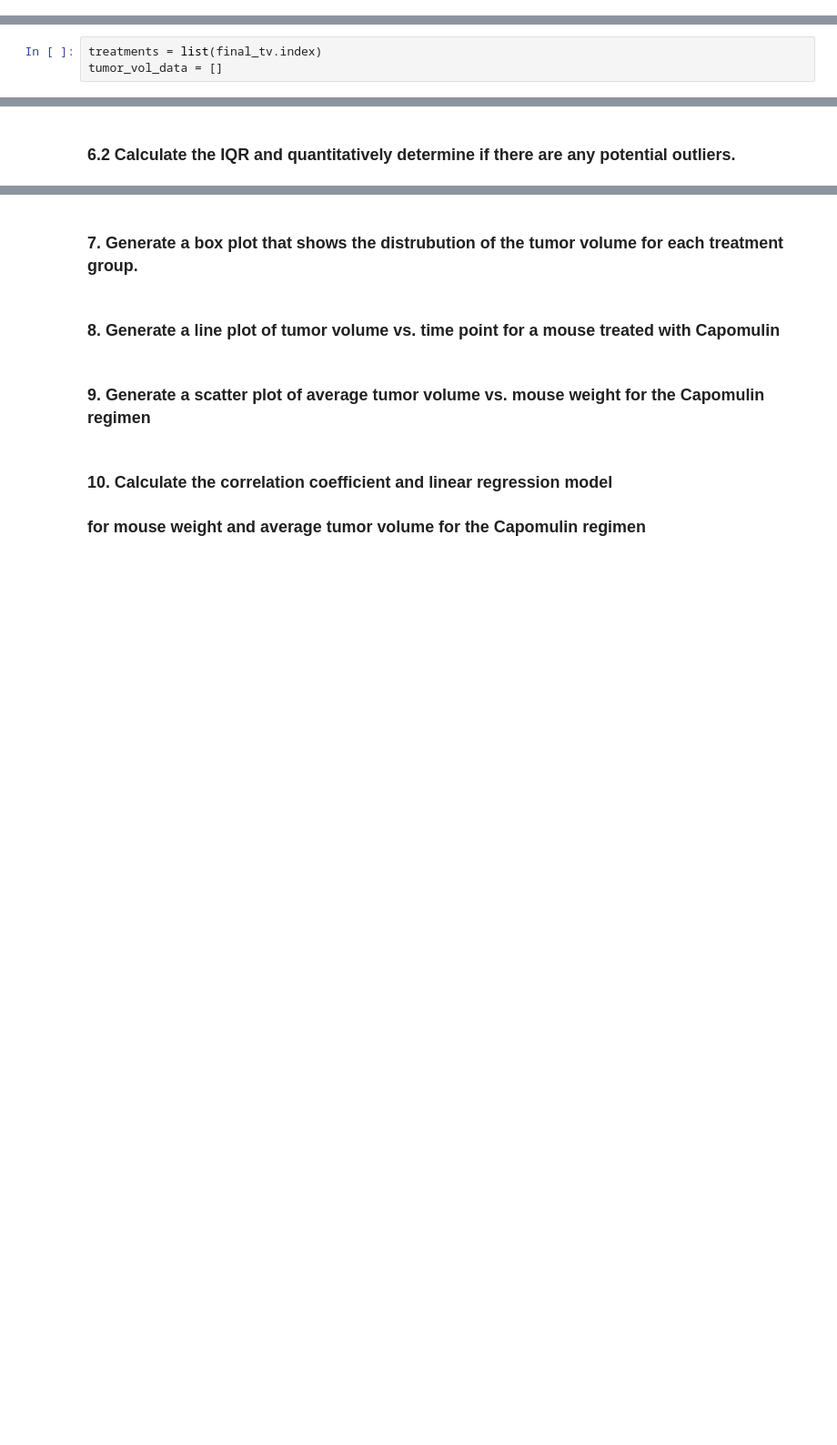
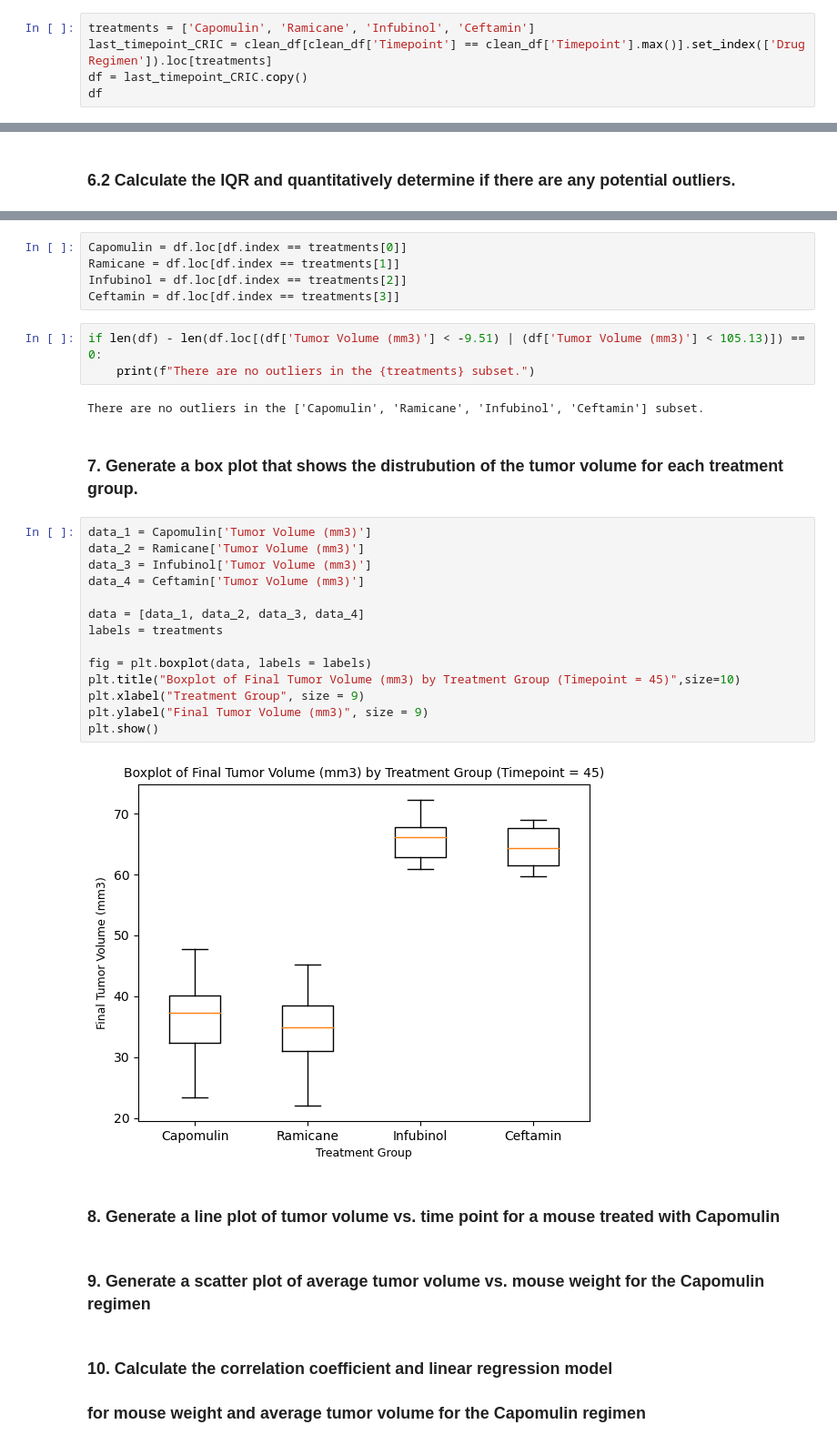
Before and after one commit to ethanwright96/matplotlib-challenge, a Jupyter notebook: Pymaceuticals/main.ipynb, the cells around one changed output, grey strips where cells are left out. Shown: that part at 91% size. Cells and saved outputs as stored; diff of their text form; blank space fills up the shorter version.

```diff
--- a/Pymaceuticals/main.ipynb
+++ b/Pymaceuticals/main.ipynb
@@ -228,0 +224,5 @@ Name: Tumor Volume (mm3), Length: 130, dtype: float64
+# %%
+treatments = ['Capomulin', 'Ramicane', 'Infubinol', 'Ceftamin']
+last_timepoint_CRIC = clean_df[clean_df['Timepoint'] == clean_df['Timepoint'].max()].set_index(['Drug Regimen']).loc[treatments]
+df = last_timepoint_CRIC.copy()
+df
@@ -231,6 +246,3 @@ Name: Tumor Volume (mm3), Length: 130, dtype: float64
 
 
 ### 6.1 Create empty list to fill with tumor vol data (for plotting)
-# %%
-treatments = list(final_tv.index)
-tumor_vol_data = []
@@ -247,5 +290,31 @@ tumor_vol_data = []
+# %%
+Capomulin = df.loc[df.index == treatments[0]]
+Ramicane = df.loc[df.index == treatments[1]]
+Infubinol = df.loc[df.index == treatments[2]]
+Ceftamin = df.loc[df.index == treatments[3]]
+# %%
+if len(df) - len(df.loc[(df['Tumor Volume (mm3)'] < -9.51) | (df['Tumor Volume (mm3)'] < 105.13)]) == 0:
+    print(f"There are no outliers in the {treatments} subset.")
+# %% [output]
+There are no outliers in the ['Capomulin', 'Ramicane', 'Infubinol', 'Ceftamin'] subset.
 # %% [markdown]
 ### 7. Generate a box plot that shows the distrubution of the tumor volume for each treatment group.
+# %%
+data_1 = Capomulin['Tumor Volume (mm3)']
+data_2 = Ramicane['Tumor Volume (mm3)']
+data_3 = Infubinol['Tumor Volume (mm3)']
+data_4 = Ceftamin['Tumor Volume (mm3)']
+
+data = [data_1, data_2, data_3, data_4]
+labels = treatments
+
+fig = plt.boxplot(data, labels = labels)
+plt.title("Boxplot of Final Tumor Volume (mm3) by Treatment Group (Timepoint = 45)",size=10)
+plt.xlabel("Treatment Group", size = 9)
+plt.ylabel("Final Tumor Volume (mm3)", size = 9)
+plt.show()
+# %% [output]
+[figure, added]
 # %% [markdown]
 ### 8. Generate a line plot of tumor volume vs. time point for a mouse treated with Capomulin
 # %% [markdown]
```
Also changed, not shown: parts of 10 cells of this notebook.
